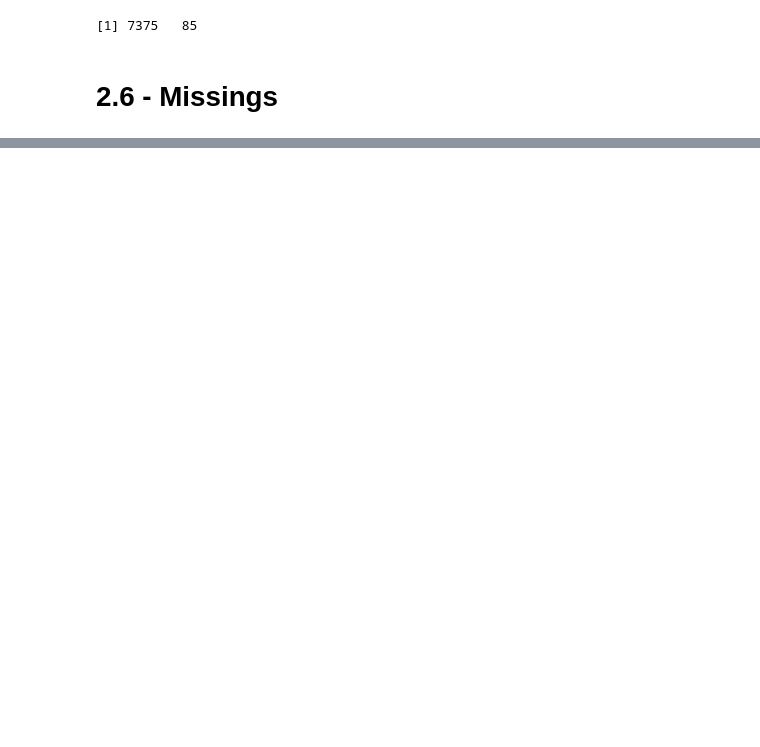
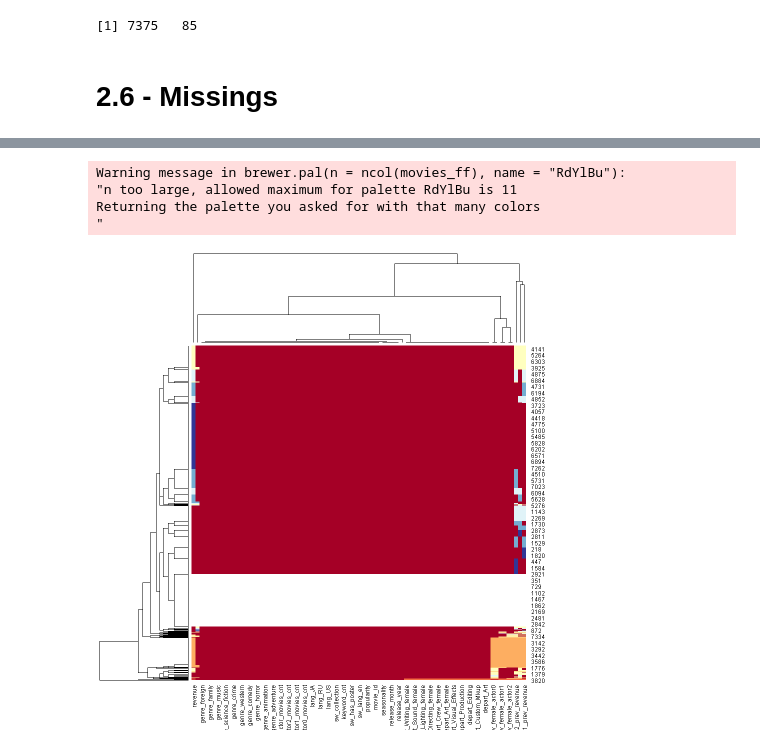
Before and after one commit to michshnd/DataScience, a Jupyter notebook: stats/Exploratory Data Analysis- Movies DB homework.ipynb, the cells around one changed output, grey strips where cells are left out. Cells and saved outputs as stored; diff of their text form; code cells hidden in the pictures; blank space fills up the shorter version.

```diff
--- a/stats/Exploratory Data Analysis- Movies DB homework.ipynb
+++ b/stats/Exploratory Data Analysis- Movies DB homework.ipynb
@@ -528,0 +621,5 @@ dim(movies_ff)
+# %%
+movies_missings <- movies_ff
+for(i in names(movies_ff)) {
+    movies_missings[,i] <- ifelse(is.na(movies_missings[,i])==T,1,0)
+}
@@ -528,0 +646,8 @@ dim(movies_ff)
+# %%
+heatmap(as.matrix(movies_missings),cexCol = 0.7, cexRow = 0.7, col=brewer.pal(n=ncol(movies_ff), name="RdYlBu"))
+# %% [output]
+Warning message in brewer.pal(n = ncol(movies_ff), name = "RdYlBu"):
+"n too large, allowed maximum for palette RdYlBu is 11
+Returning the palette you asked for with that many colors
+"
+[figure, added]
```
Also changed, not shown: parts of 28 cells of this notebook.
